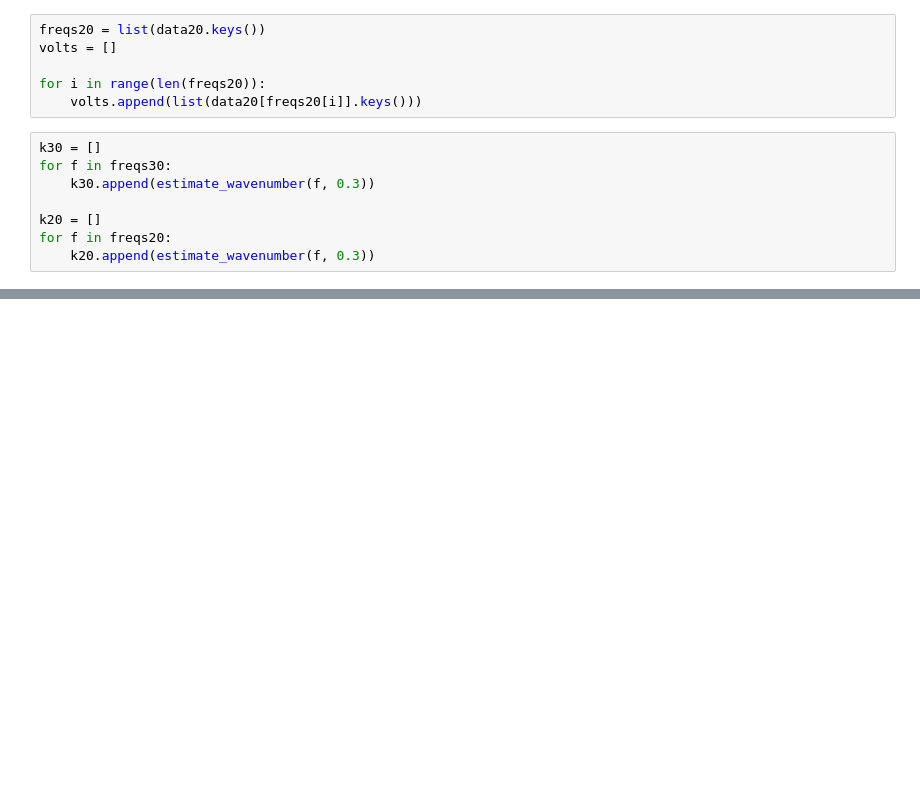
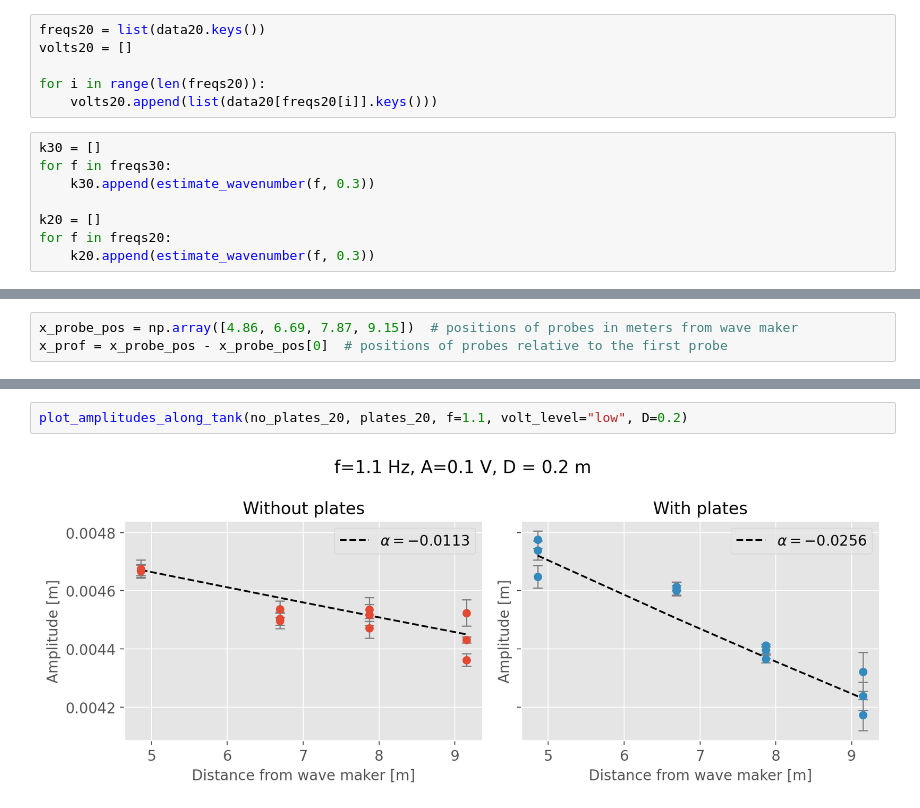
Before and after one commit to kjes4pres/Master_code, a Jupyter notebook: Lab/Probe_analysis/ak_scaling.ipynb, the cells around one changed output, grey strips where cells are left out. Cells and saved outputs as stored; diff of their text form; blank space fills up the shorter version.

```diff
--- a/Lab/Probe_analysis/ak_scaling.ipynb
+++ b/Lab/Probe_analysis/ak_scaling.ipynb
@@ -398,9 +60,9 @@ for i in range(len(freqs30)):
 # %%
 freqs20 = list(data20.keys())
-volts = []
+volts20 = []
 
 for i in range(len(freqs20)):
-    volts.append(list(data20[freqs20[i]].keys()))
+    volts20.append(list(data20[freqs20[i]].keys()))
 # %%
 k30 = []
 for f in freqs30:
@@ -910,0 +320,3 @@ print(np.max([max_ak_20, max_ak_30, max_ak_20_p, max_ak_30_p]))
+# %%
+x_probe_pos = np.array([4.86, 6.69, 7.87, 9.15])  # positions of probes in meters from wave maker
+x_prof = x_probe_pos - x_probe_pos[0]  # positions of probes relative to the first probe
@@ -910,0 +417,4 @@ print(np.max([max_ak_20, max_ak_30, max_ak_20_p, max_ak_30_p]))
+# %%
+plot_amplitudes_along_tank(no_plates_20, plates_20, f=1.1, volt_level="low", D=0.2)
+# %% [output]
+[figure, added]
```
Also changed, not shown: parts of 40 cells of this notebook, 5 other files.
